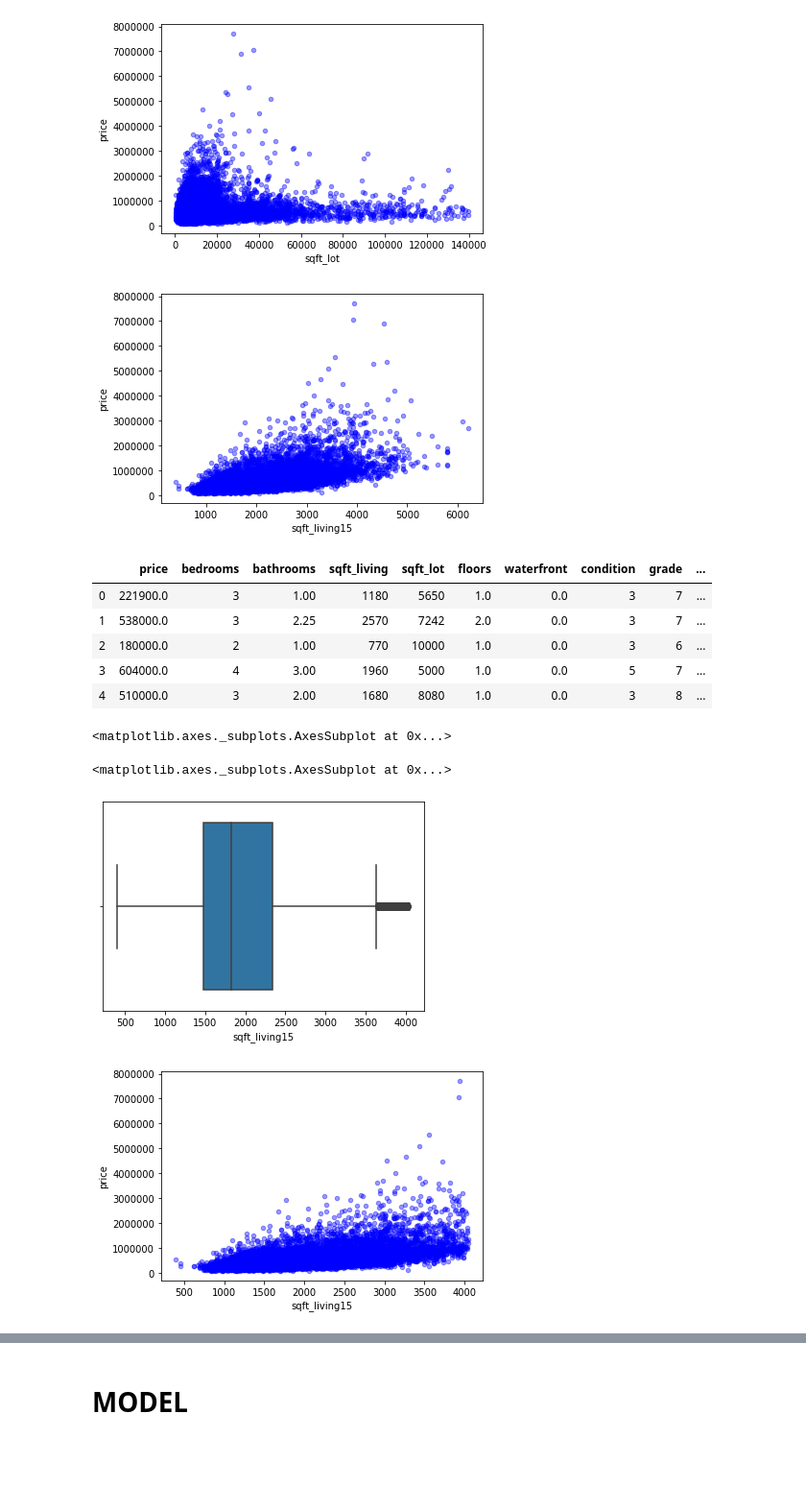
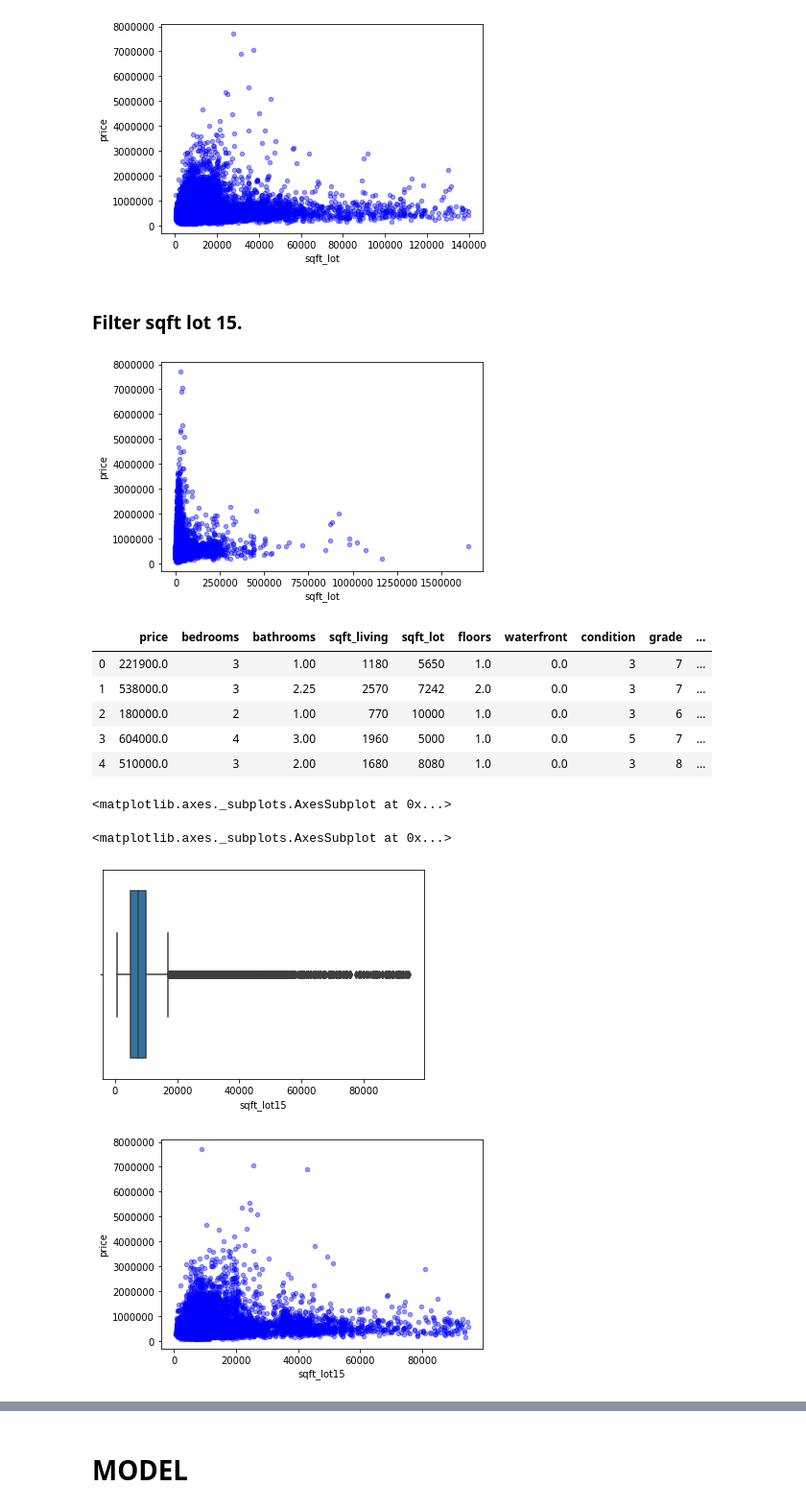
Before and after one commit to alexanderjohnny/dsc-v2-mod1-final-project-online-ds-pt-100719, a Jupyter notebook: study_group_starter_nb.ipynb, the cells around one changed output, grey strips where cells are left out. Shown at 96% size. Drawn from its saved outputs; the diff is of its cells as text; code cells hidden in the pictures; blank space fills up the shorter version.

Commit message:
finished filters, added headers, fixed df copy, made first model

```diff
--- a/study_group_starter_nb.ipynb
+++ b/study_group_starter_nb.ipynb
@@ -1048,0 +952,2 @@ dtype: int64
+# %%
+df_basic.drop('sqft_living15', axis=1, inplace=True)
@@ -1184,26 +1117,28 @@ display(df_filtered1.plot(kind='scatter', x='sqft_lot', y='price', alpha=0.4, co
+# %% [markdown]
+### Filter sqft lot 15.
 # %%
-# outliers to filter - sqft living 15
-df_basic.plot(kind='scatter', x='sqft_living15', y='price', alpha=0.4, color='b');
+# outliers to filter - sqft lot
+df_basic.plot(kind='scatter', x='sqft_lot', y='price', alpha=0.4, color='b');
 # %% [output]
-[figure, old version]
+[figure, new version]
 # %%
-z_score_sqft_living15 = np.abs(stats.zscore(df_basic['sqft_living15']))
+z_score_sqft_lot15 = np.abs(stats.zscore(df_basic['sqft_lot15']))
 
-df_basic['z_score_sqft_living15'] = z_score_sqft_living15
+df_basic['z_score_sqft_lot15'] = z_score_sqft_lot15
 
-df_filtered1 = df_basic.loc[df_basic['z_score_sqft_living15'] < 3]
+df_filtered1 = df_basic.loc[df_basic['z_score_sqft_lot15'] < 3]
 
 display(df_filtered1.head())
-display(sns.boxplot(df_filtered1['sqft_living15']))
-display(df_filtered1.plot(kind='scatter', x='sqft_living15', y='price', alpha=0.4, color='b'))
+display(sns.boxplot(df_filtered1['sqft_lot15']))
+display(df_filtered1.plot(kind='scatter', x='sqft_lot15', y='price', alpha=0.4, color='b'))
 # %% [output]
 |  | price | bedrooms | bathrooms | sqft_living | sqft_lot | floors | waterfront | condition | grade | ... |
 | 0 | 221900.0 | 3 | 1.00 | 1180 | 5650 | 1.0 | 0.0 | 3 | 7 | ... |
 | 1 | 538000.0 | 3 | 2.25 | 2570 | 7242 | 2.0 | 0.0 | 3 | 7 | ... |
 | 2 | 180000.0 | 2 | 1.00 | 770 | 10000 | 1.0 | 0.0 | 3 | 6 | ... |
 | 3 | 604000.0 | 4 | 3.00 | 1960 | 5000 | 1.0 | 0.0 | 5 | 7 | ... |
 | 4 | 510000.0 | 3 | 2.00 | 1680 | 8080 | 1.0 | 0.0 | 3 | 8 | ... |
 <matplotlib.axes._subplots.AxesSubplot at 0x...>
 <matplotlib.axes._subplots.AxesSubplot at 0x...>
-[figure, old version]
+[figure, new version]
-[figure, old version]
+[figure, new version]
```
Also changed, not shown: parts of 79 cells of this notebook.
